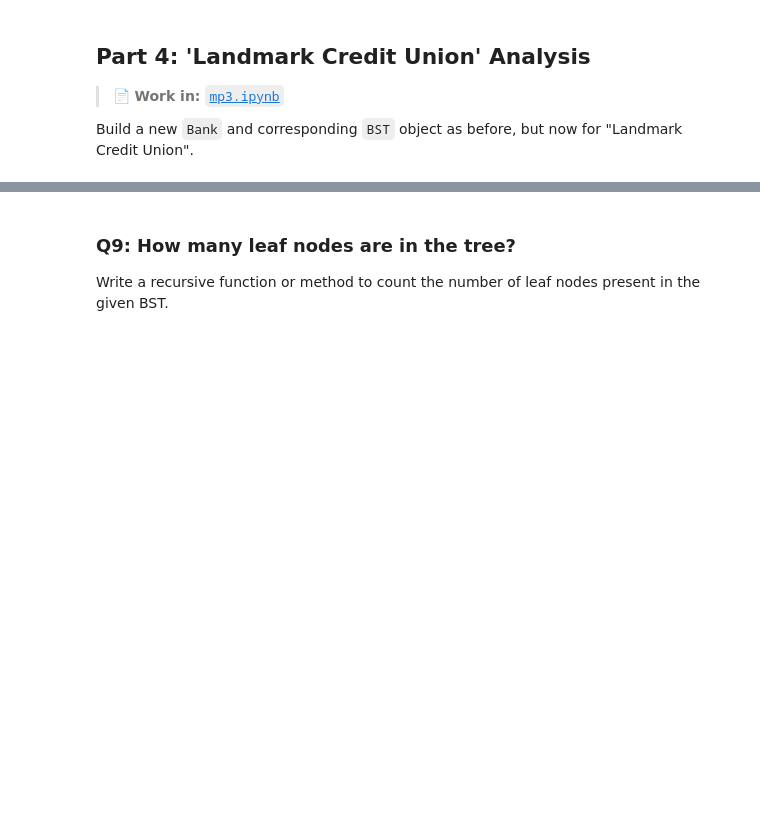
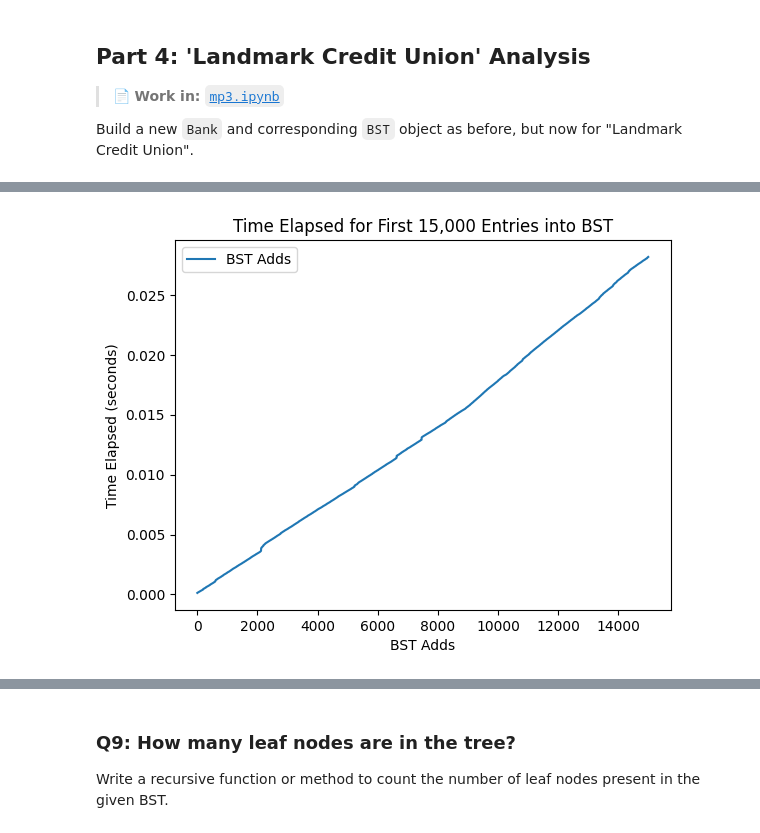
Before and after one commit to Holly-LeLe/cs320-labs-and-projects, a Jupyter notebook: projects/mp3/mp3.ipynb, the cells around one changed output, grey strips where cells are left out. Drawn from its saved outputs; the diff is of its cells as text; code cells hidden in the pictures; blank space fills up the shorter version.

````diff
--- a/projects/mp3/mp3.ipynb
+++ b/projects/mp3/mp3.ipynb
@@ -175,3 +175,7 @@ For part 3 of this machine project, we will begin using the custom classes we cr
 For the following questions, create a `Bank` object for the bank named "Merchants Bank of Indiana".
 # %%
 # Create Bank object for "Merchants Bank of Indiana"
+import loans
+
+bank = loans.Bank("Merchants Bank of Indiana")
+bank
@@ -211,6 +238,11 @@ If we called our tree something like `mbi_tree` while creating it, we could now
 ```
 # %%
 # Create BST of Loans
+from search import BST
+
+loan_tree = BST()
+for loan in bank.loans:
+    loan_tree.add(loan.interest_rate, loan)
 # %% [markdown]
 ### Q4: How many interest rate values are missing?
 
@@ -239,6 +287,11 @@ lookups as well as some algorithms work to efficiently find desired statistics f
 Build a new `Bank` and corresponding `BST` object as before, but now for "Landmark Credit Union".
 # %%
 # Create Bank object for "Landmark Credit Union"
+landmark = loans.Bank("Landmark Credit Union")
+landmark_bst = BST()
+
+for loan in landmark.loans:
+    landmark_bst.add(loan.interest_rate, loan)
 # %% [markdown]
 ### Q6: How long does it take to add the first 15,000 loans to the tree?
 
@@ -255,19 +308,38 @@ Answer with a plot, where the x-axis is how many loans have been added so far, a
 <img src="img/q6.png" width="400px">
 # %%
 #Q6
+import time
+import pickle
+import matplotlib.pyplot as plt
 
-# ADD CODE HERE
+landmark_bst = BST()
+
+x_vals = []
+y_vals = []
+
+start_time = time.time()
+
+for i, loan in enumerate(landmark.loans):
+    landmark_bst.add(loan.interest_rate, loan)
+
+    if i < 15000:
+        x_vals.append(i + 1)
+        y_vals.append(time.time() - start_time)
 
 fig, ax = plt.subplots()
+ax.plot(x_vals, y_vals, label="BST Adds")
+ax.set_title("Time Elapsed for First 15,000 Entries into BST")
+ax.set_xlabel("BST Adds")
+ax.set_ylabel("Time Elapsed (seconds)")
+ax.legend()
 
-# PLOT HERE
-
-# IMPORTANT -- Do not remove --
 with open("Q6.pkl", "wb") as f:
     pickle.dump(fig, f)
 
 plt.show()
 plt.close(fig)
+# %% [output]
+[figure, added]
 # %% [markdown]
 ### Q7: How fast are tree lookups?
 
````
Also changed, not shown: parts of 11 cells of this notebook, 6 other files.
